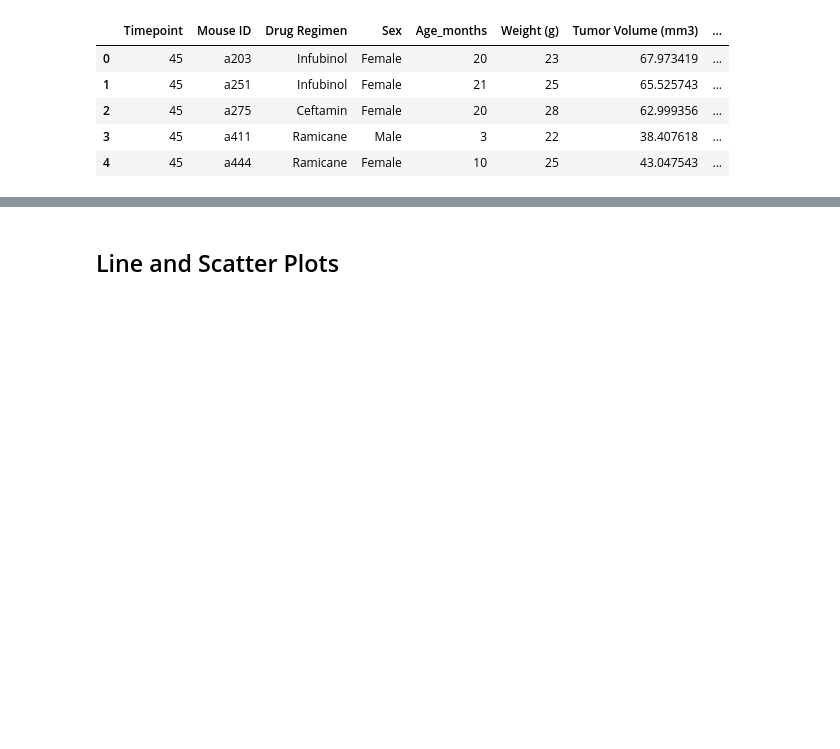
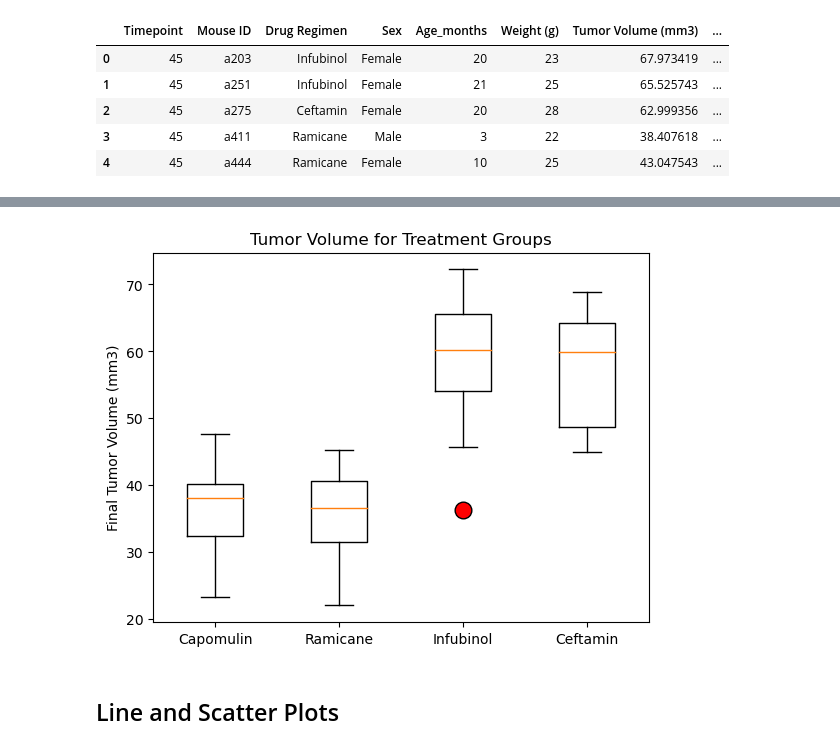
Before and after one commit to Elliotttye26/module_5_challenge, a Jupyter notebook: Mod_5_challenge.ipynb, the cells around one changed output, grey strips where cells are left out. Cells and saved outputs as stored; diff of their text form; code cells hidden in the pictures; blank space fills up the shorter version.

Commit message:
boxplot addition

```diff
--- a/Mod_5_challenge.ipynb
+++ b/Mod_5_challenge.ipynb
@@ -191,18 +191,37 @@ merged_tumor.head()
 | 4 | 45 | a444 | Ramicane | Female | 10 | 25 | 43.047543 | ... |
 # %%
 # Put treatments into a list for for loop (and later for plot labels)
-#treatment_list = ["Capomulin", "Ramicane", "Infubinol", "Ceftamin"]
+treatment_list = ["Capomulin", "Ramicane", "Infubinol", "Ceftamin"]
 
 # Create empty list to fill with tumor vol data (for plotting)
-#tumor_vol = []
+tumor_vol = []
+quartiles = []
+lowerq = []
+upperq = []
+iqr = []
+
 
 # Calculate the IQR and quantitatively determine if there are any potential outliers.
-# for treatment in treatment_list:
+for treatment in treatment_list:
+
 
     # Locate the rows which contain mice on each drug and get the tumor volumes
-
+    current_treatment = merged_tumor[merged_tumor["Drug Regimen"]==treatment]["Tumor Volume (mm3)"]
+    tumor_vol.append(current_treatment)
 
     # add subset
-
+    quartile_values = current_treatment.quantile([.25,.5,.75])
+    quartiles.append(quartile_values)
+    lowerq_value = quartile_values[.25]
+    upperq_value = quartile_values[.75]
+    lowerq.append(upperq_value)
+    upperq.append(lowerq_value)
+    iqr_value = upperq_value-lowerq_value
+    iqr.append(iqr_value)
+    print("the IQR for {} is {}".format(treatment, iqr_value))
 
     # Determine outliers using upper and lower bounds
+    lower_bound = lowerq_value - (1.5*iqr_value)
+    upper_bound = upperq_value + (1.5*iqr_value)
+    outside_values = current_treatment.values[(current_treatment.values < lower_bound) | (current_treatment.values > upper_bound)]
+    print("outlier tumor volumes for {}: {}".format(treatment, outside_values))
@@ -209,6 +237,13 @@ merged_tumor.head()
 # %%
-# Generate a box plot that shows the distrubution of the tumor volume for each treatment group.
-#df.boxplot()
+# Generate a box plot that shows the distribution of the tumor volume for each treatment group.
+fig1, ax1 = plt.subplots()
+flierprops = dict(marker='o', markerfacecolor = 'r', markersize = 12, markeredgecolor = 'black')
+ax1.boxplot(tumor_vol,  labels = treatment_list, flierprops = flierprops)
+ax1.set_title('Tumor Volume for Treatment Groups')
+ax1.set_ylabel('Final Tumor Volume (mm3)')
+plt.show()
+# %% [output]
+[figure, added]
 # %% [markdown]
 ## Line and Scatter Plots
 # %%
```
Also changed, not shown: parts of 3 cells of this notebook.
